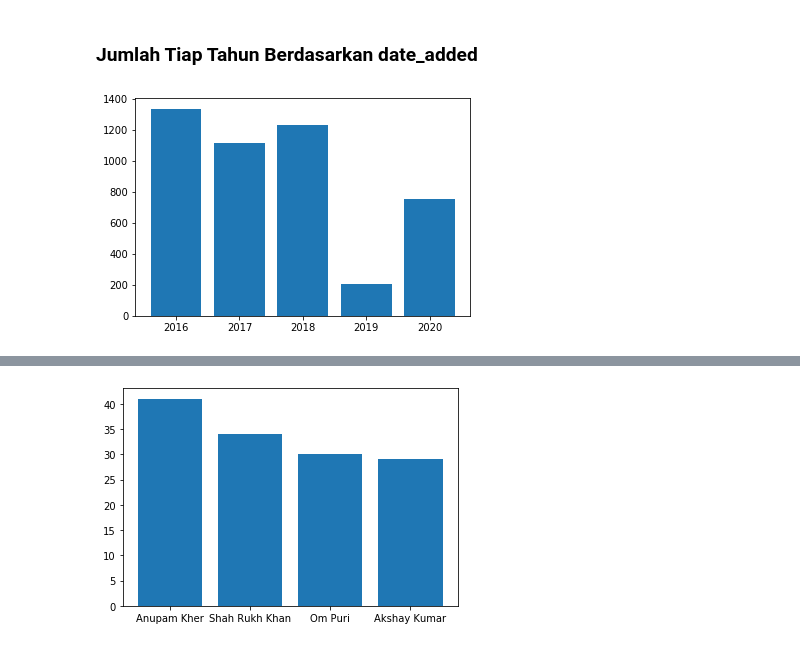
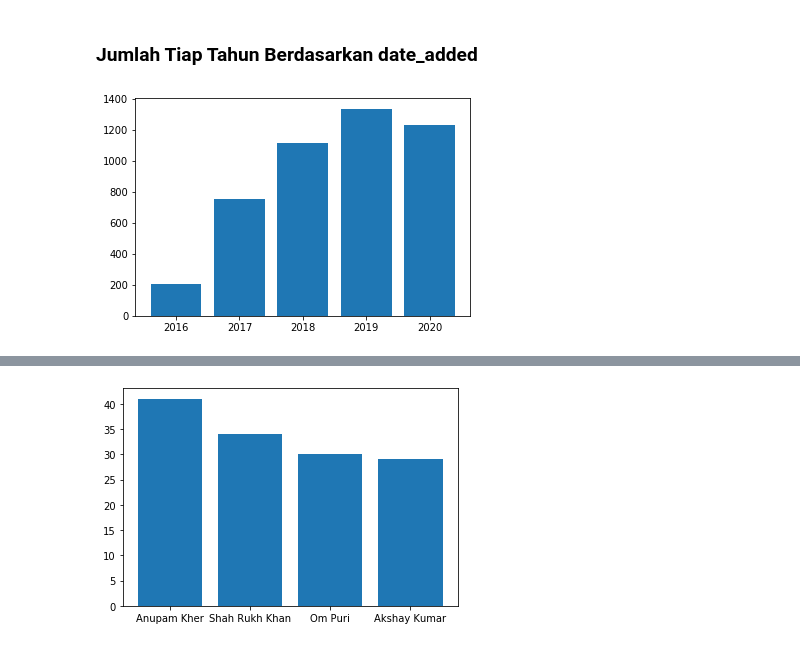
Before and after one commit to sieniecelicia19/eda-netflix, a Jupyter notebook: EDA-Netflix.ipynb, the cells around one changed output, grey strips where cells are left out. Drawn from its saved outputs; the diff is of its cells as text; code cells hidden in the pictures.

```diff
--- a/EDA-Netflix.ipynb
+++ b/EDA-Netflix.ipynb
@@ -283,10 +281,12 @@ fiveyearadded.head()
 | 4 | s6 | TV Show | 46 | Serdar Akar | Erdal Beşikçioğlu, Yasemin Allen,... | Turkey | 2017 | 2016 | TV-MA | 1 Season | ... |
 # %% [markdown]
 ### Jumlah Tiap Tahun Berdasarkan date_added
-# %%
-label = fiveyearadded['date_added'].unique()
-jmlh = fiveyearadded['date_added'].value_counts()
-plt.bar(label, jmlh)
-plt.show()
-# %% [output]
-[figure, removed]
+# %%
+totaltahun = fiveyearadded.groupby(['date_added']).count()
+totaltahun = totaltahun.filter(['show_id'])
+totaltahun.columns = ['count']
+pd.DataFrame(totaltahun)
+plt.bar(totaltahun.index, totaltahun['count'])
+plt.show()
+# %% [output]
+[figure, added]
```
Also changed, not shown: parts of 11 cells of this notebook.
